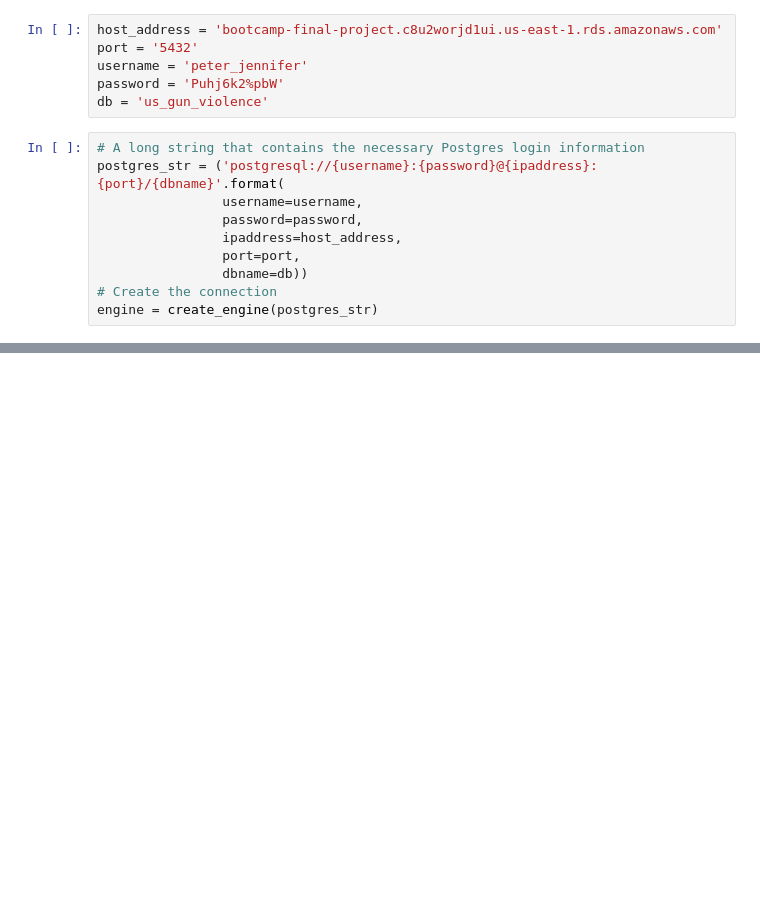
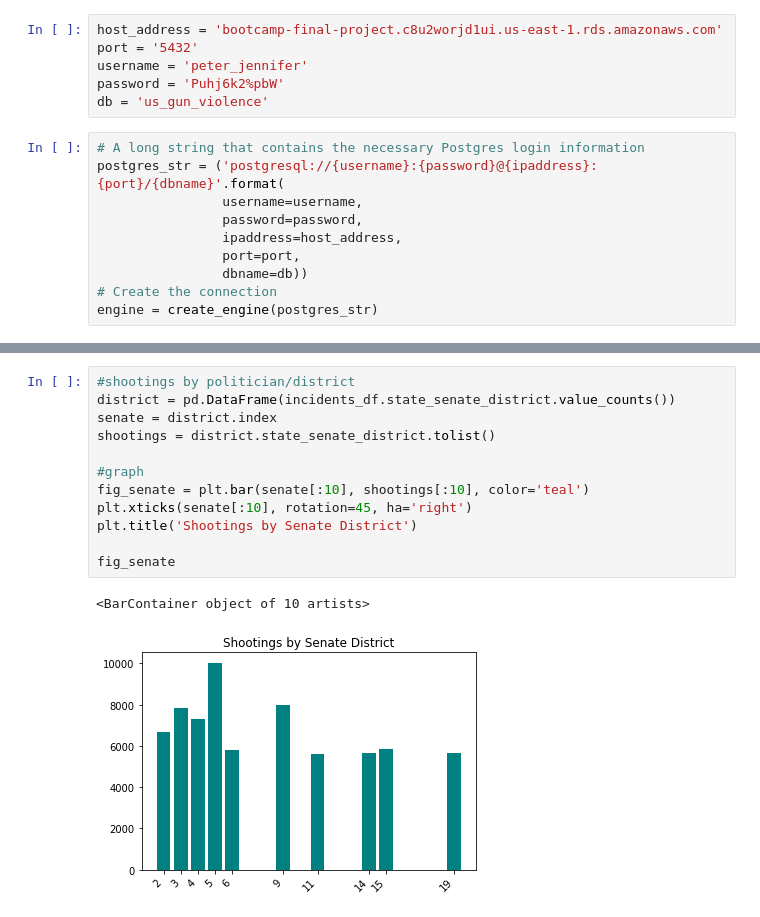
Before and after one commit to jennitian/gun-violence, a Jupyter notebook: Analysis 1.ipynb, the cells around one changed output, grey strips where cells are left out. Cells and saved outputs as stored; diff of their text form; blank space fills up the shorter version.

```diff
--- a/Analysis 1.ipynb
+++ b/Analysis 1.ipynb
@@ -55,0 +102,15 @@ districts = suspects_df.shooting_district.value_counts()
+# %%
+#shootings by politician/district
+district = pd.DataFrame(incidents_df.state_senate_district.value_counts())
+senate = district.index
+shootings = district.state_senate_district.tolist()
+
+#graph
+fig_senate = plt.bar(senate[:10], shootings[:10], color='teal')
+plt.xticks(senate[:10], rotation=45, ha='right')
+plt.title('Shootings by Senate District')
+
+fig_senate
+# %% [output]
+<BarContainer object of 10 artists>
+[figure, added]
```
Also changed, not shown: parts of 16 cells of this notebook, 1 other file.
